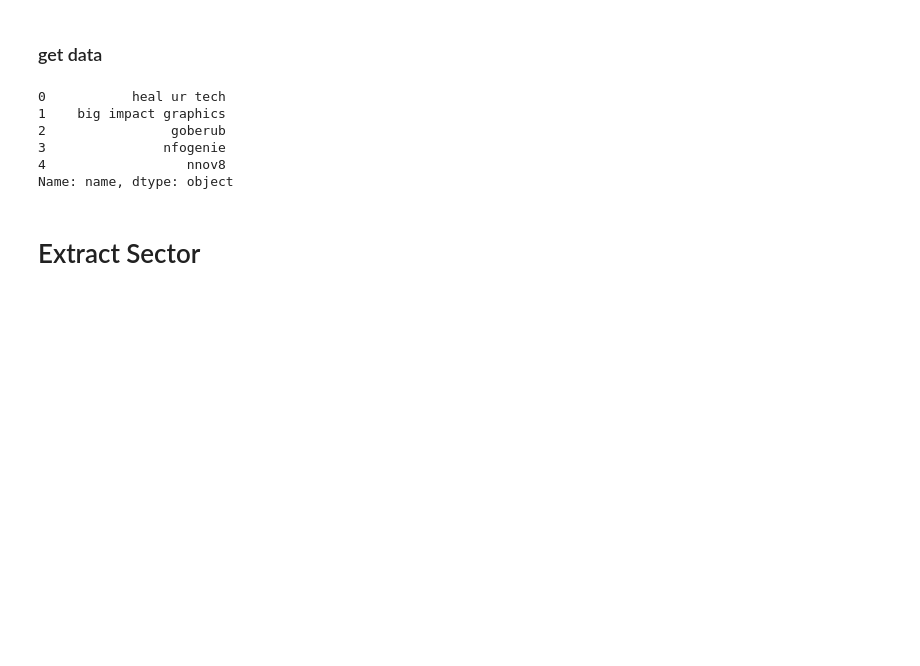
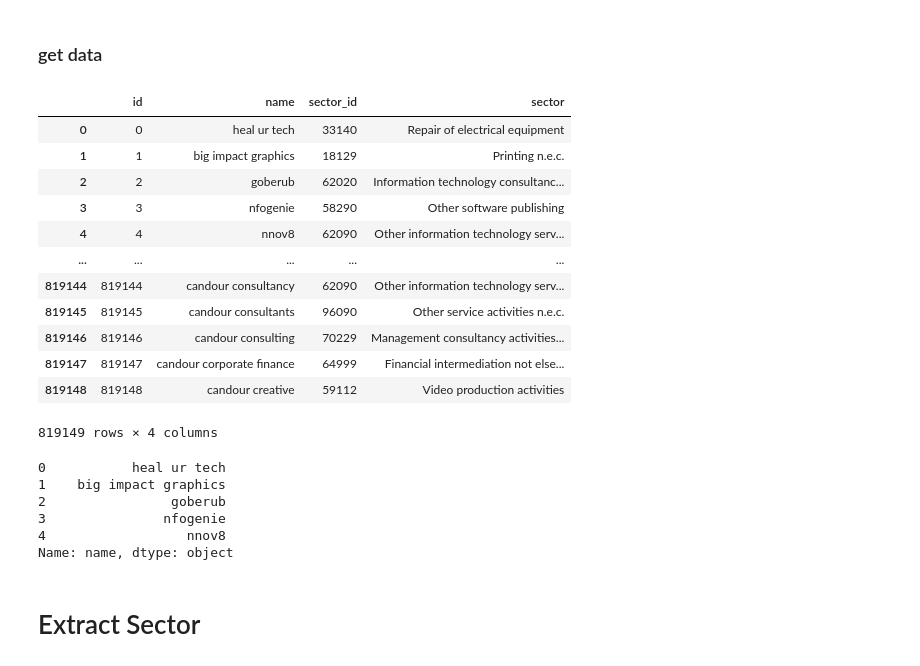
Before and after one commit to janekzimoch/similar_company_finder, a Jupyter notebook: explore_company_dataset.ipynb, the cells around one changed output. Cells and saved outputs as stored; diff of their text form; code cells hidden in the pictures; blank space fills up the shorter version.

```diff
--- a/explore_company_dataset.ipynb
+++ b/explore_company_dataset.ipynb
@@ -6,6 +6,22 @@ import re
 pd.set_option('display.max_columns', 100)
 # %% [markdown]
 ### get data
+# %%
+df
+# %% [output]
+|  | id | name | sector_id | sector |
+| 0 | 0 | heal ur tech | 33140 | Repair of electrical equipment |
+| 1 | 1 | big impact graphics | 18129 | Printing n.e.c. |
+| 2 | 2 | goberub | 62020 | Information technology consultanc... |
+| 3 | 3 | nfogenie | 58290 | Other software publishing |
+| 4 | 4 | nnov8 | 62090 | Other information technology serv... |
+| ... | ... | ... | ... | ... |
+| 819144 | 819144 | candour consultancy | 62090 | Other information technology serv... |
+| 819145 | 819145 | candour consultants | 96090 | Other service activities n.e.c. |
+| 819146 | 819146 | candour consulting | 70229 | Management consultancy activities... |
+| 819147 | 819147 | candour corporate finance | 64999 | Financial intermediation not else... |
+| 819148 | 819148 | candour creative | 59112 | Video production activities |
+819149 rows × 4 columns
 # %%
 df = pd.read_csv('../DATA/similar_company_finder/company_house_data_part_1_7.csv')
 df = df.rename(columns={'CompanyName': 'name', 'SICCode.SicText_1': 'sector_long'})
```
Also changed, not shown: 3 other files.
